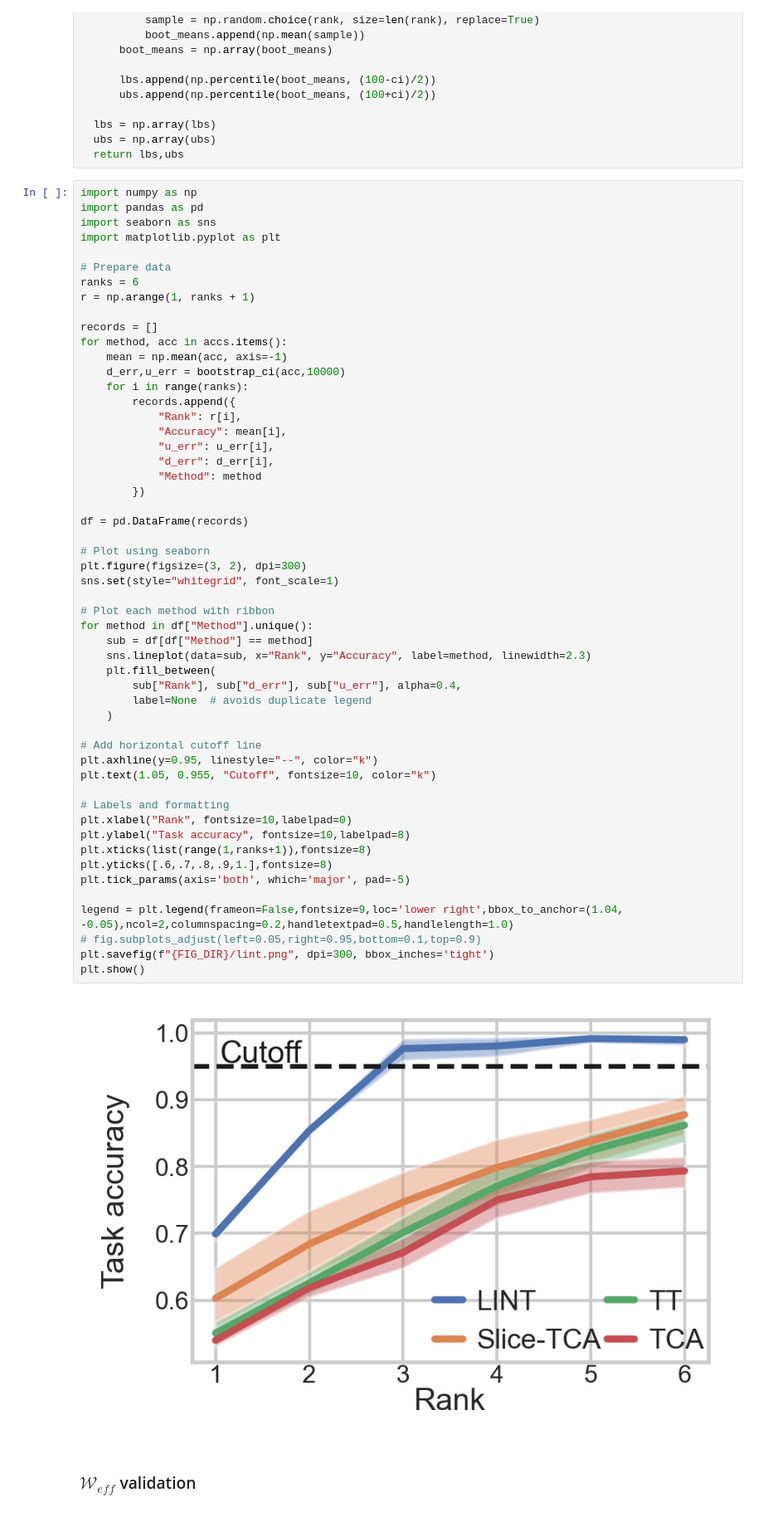
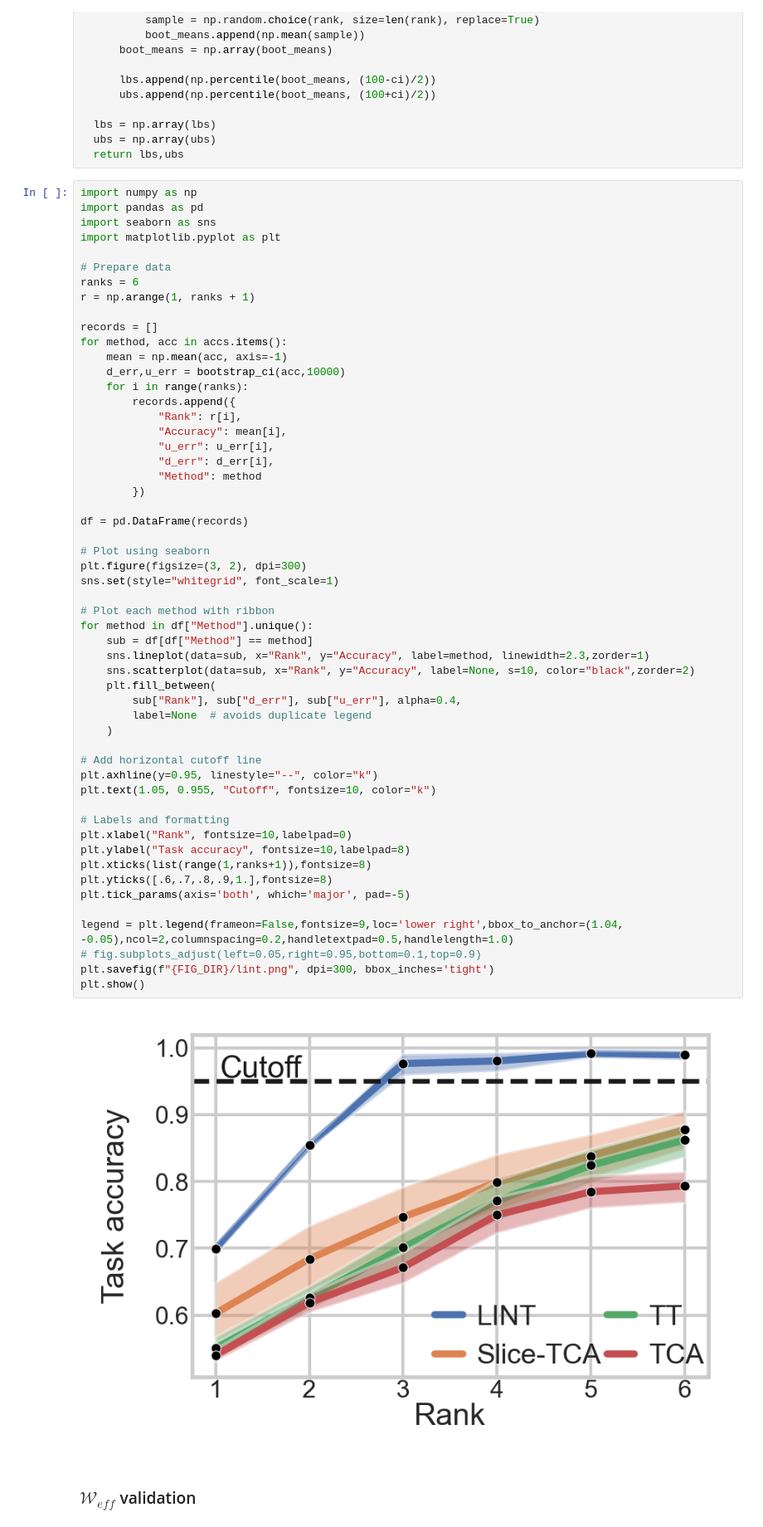
Before and after one commit to gilad-altshuler/Three_Body_RNN, a Jupyter notebook: notebooks/1_Low_rank_TBRNN_validation.ipynb, the cells around one changed output. Shown: that part at 83% size. Saved outputs shown, nothing was run; the diff lists cells and outputs as text.

```diff
--- a/notebooks/1_Low_rank_TBRNN_validation.ipynb
+++ b/notebooks/1_Low_rank_TBRNN_validation.ipynb
@@ -313,35 +313,36 @@ for method, acc in accs.items():
 df = pd.DataFrame(records)
 
 # Plot using seaborn
 plt.figure(figsize=(3, 2), dpi=300)
 sns.set(style="whitegrid", font_scale=1)
 
 # Plot each method with ribbon
 for method in df["Method"].unique():
     sub = df[df["Method"] == method]
-    sns.lineplot(data=sub, x="Rank", y="Accuracy", label=method, linewidth=2.3)
+    sns.lineplot(data=sub, x="Rank", y="Accuracy", label=method, linewidth=2.3,zorder=1)
+    sns.scatterplot(data=sub, x="Rank", y="Accuracy", label=None, s=10, color="black",zorder=2)
     plt.fill_between(
         sub["Rank"], sub["d_err"], sub["u_err"], alpha=0.4,
         label=None  # avoids duplicate legend
     )
 
 # Add horizontal cutoff line
 plt.axhline(y=0.95, linestyle="--", color="k")
 plt.text(1.05, 0.955, "Cutoff", fontsize=10, color="k")
 
 # Labels and formatting
 plt.xlabel("Rank", fontsize=10,labelpad=0)
 plt.ylabel("Task accuracy", fontsize=10,labelpad=8)
 plt.xticks(list(range(1,ranks+1)),fontsize=8)
 plt.yticks([.6,.7,.8,.9,1.],fontsize=8)
 plt.tick_params(axis='both', which='major', pad=-5)
 
 legend = plt.legend(frameon=False,fontsize=9,loc='lower right',bbox_to_anchor=(1.04, -0.05),ncol=2,columnspacing=0.2,handletextpad=0.5,handlelength=1.0)
 # fig.subplots_adjust(left=0.05,right=0.95,bottom=0.1,top=0.9)
 plt.savefig(f"{FIG_DIR}/lint.png", dpi=300, bbox_inches='tight')
 plt.show()
 # %% [output]
-[figure, old version]
+[figure, new version]
 # %% [markdown]
 ### $\mathcal{W}_{eff}$ validation
 # %%
```
Also changed, not shown: parts of 2 cells of this notebook.
